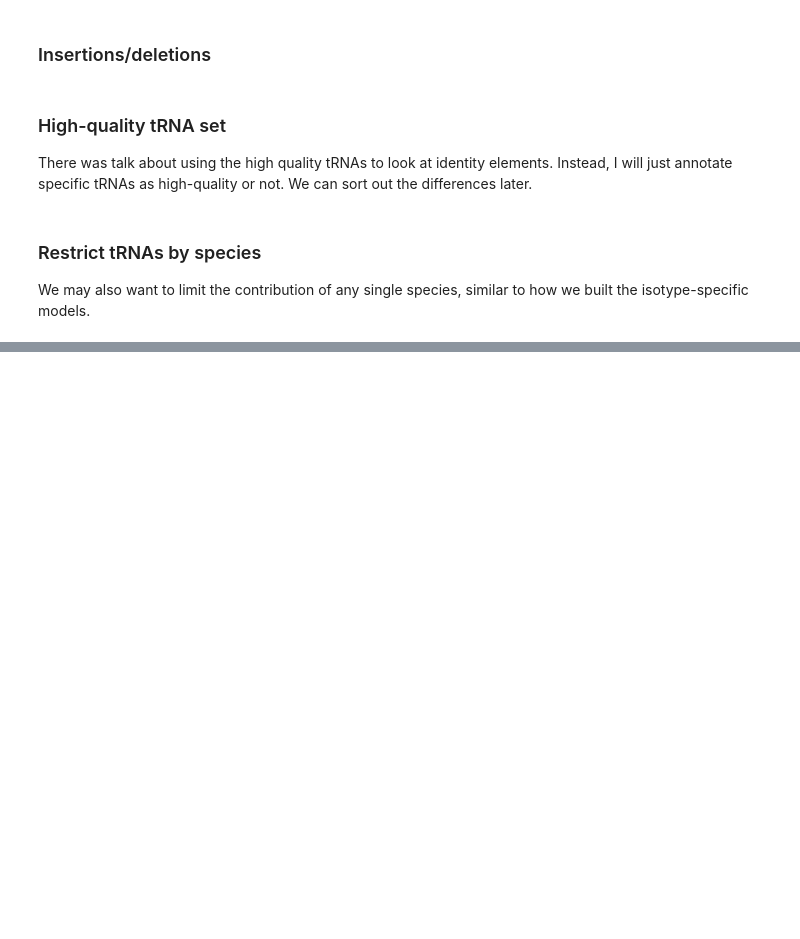
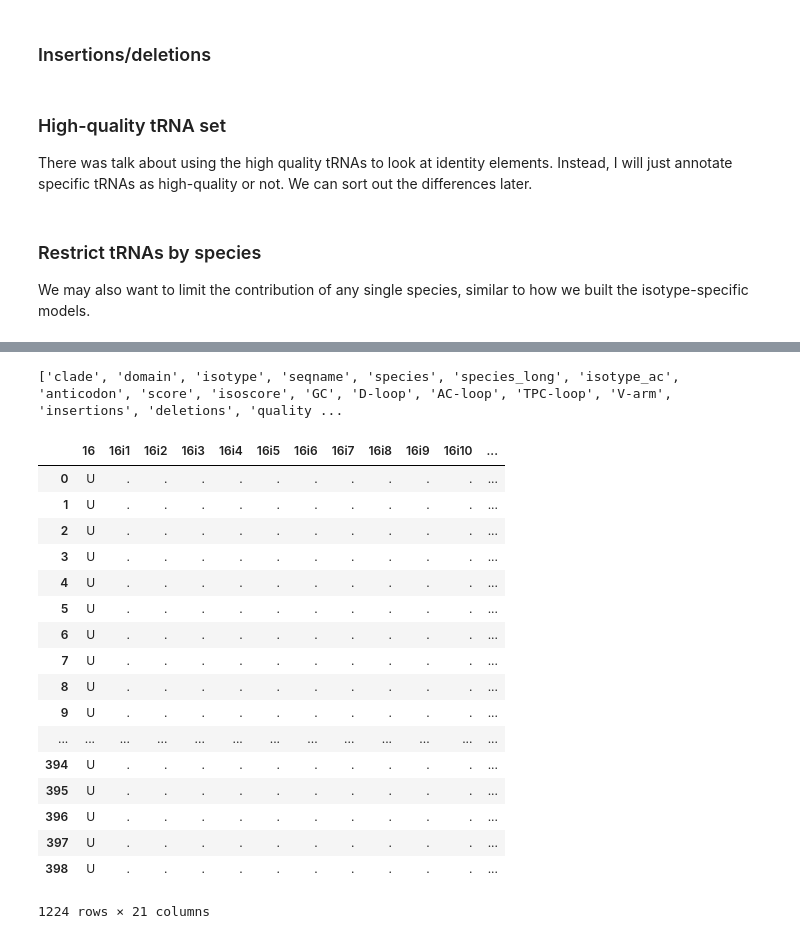
Before and after one commit to bylin/euk-features, a Jupyter notebook: notebooks/euk-tRNAs.ipynb, the cells around one changed output, grey strips where cells are left out. Saved outputs shown, nothing was run; the diff lists cells and outputs as text; code cells hidden in the pictures; blank space fills up the shorter version.

```diff
--- a/notebooks/euk-tRNAs.ipynb
+++ b/notebooks/euk-tRNAs.ipynb
@@ -118,5 +118,6 @@ for isotype in isotypes:
 for isotype in isotypes:
   fasta = 'fasta/euk-' + isotype + '.fa'
   alignment = 'alignments/euk-' + isotype + '.sto'
-  model = '/projects/lowelab/users/blin/tRNAscan/models/current/TRNAinf-euk-' + isotype + '.cm'
-  subprocess.call('cmalign -g --notrunc -o {} {} {} > /dev/null'.format(alignment, model, fasta), shell=True)
+  model = '/projects/lowelab/users/blin/tRNAscan/models/current/TRNAinf-euk.cm'
+  # --ileaved ensures each sequence takes one line
+  subprocess.call('cmalign -g --notrunc -o {} {} {}'.format(alignment, model, fasta), shell=True)
@@ -137,7 +176,7 @@ def position_base(positions, seq):
 
 identities = pd.DataFrame()
 
-for isotype in isotypes:
+for isotype in ['His']:
   sys.stdout.write('processing ' + isotype + '...')
   alignment = 'alignments/euk-' + isotype + '.sto'
   # get positions
@@ -154,7 +193,7 @@ for isotype in isotypes:
   for line in alignment_fhandle:
     if line[0] in ["#", '\n', '/']: continue
     seqname, seq = line.strip().split()
-    species = re.split('_|\\.trna', seqname, 1)[0]
+    species = seqname.rsplit('_', 1)[0]
     if any(species_table.name == species): row = species_table[species_table.name == species]
     else: continue # skip species that need too much babying
     domain = row.domain.values[0]
@@ -236,0 +284,13 @@ identities.head()
+# %%
+def position_str_to_int(position):
+  digits = re.findall('\d+', position)
+  if len(digits) == 0: return -1
+  insert = 0
+  if 'i' in position and len(digits) == 2: insert = float(digits[1]) / 1000
+  if position[0] == 'V':
+    if ':' in position: return int(digits[0]) + 45 - 10 + insert # V11~V17
+    else: return int(digits[0]) + 45 + 7 + insert # V1~V5
+  if int(digits[0]) >= 46: return int(digits[0]) + 50 + insert # just add an arbitrarily large number to skip v-arm
+  return int(digits[0]) + insert
+
+identities = identities[sorted(list(identities.columns.values), key=position_str_to_int)]
@@ -236,0 +303,25 @@ identities.head()
+# %%
+print(list(identities.columns))
+# %% [output]
+['clade', 'domain', 'isotype', 'seqname', 'species', 'species_long', 'isotype_ac', 'anticodon', 'score', 'isoscore', 'GC', 'D-loop', 'AC-loop', 'TPC-loop', 'V-arm', 'insertions', 'deletions', 'quality ...
+# %%
+identities[['16', '16i1', '16i2', '16i3', '16i4', '16i5', '16i6', '16i7', '16i8', '16i9', '16i10', '16i11', '16i12', '16i13', '17', '18', '19', '20', '20i1', '20i2', '21']].head()
+# %% [output]
+|  | 16 | 16i1 | 16i2 | 16i3 | 16i4 | 16i5 | 16i6 | 16i7 | 16i8 | 16i9 | 16i10 | ... |
+| 0 | U | . | . | . | . | . | . | . | . | . | . | ... |
+| 1 | U | . | . | . | . | . | . | . | . | . | . | ... |
+| 2 | U | . | . | . | . | . | . | . | . | . | . | ... |
+| 3 | U | . | . | . | . | . | . | . | . | . | . | ... |
+| 4 | U | . | . | . | . | . | . | . | . | . | . | ... |
+| 5 | U | . | . | . | . | . | . | . | . | . | . | ... |
+| 6 | U | . | . | . | . | . | . | . | . | . | . | ... |
+| 7 | U | . | . | . | . | . | . | . | . | . | . | ... |
+| 8 | U | . | . | . | . | . | . | . | . | . | . | ... |
+| 9 | U | . | . | . | . | . | . | . | . | . | . | ... |
+| ... | ... | ... | ... | ... | ... | ... | ... | ... | ... | ... | ... | ... |
+| 394 | U | . | . | . | . | . | . | . | . | . | . | ... |
+| 395 | U | . | . | . | . | . | . | . | . | . | . | ... |
+| 396 | U | . | . | . | . | . | . | . | . | . | . | ... |
+| 397 | U | . | . | . | . | . | . | . | . | . | . | ... |
+| 398 | U | . | . | . | . | . | . | . | . | . | . | ... |
+1224 rows × 21 columns
```
Also changed, not shown: parts of 8 cells of this notebook.
